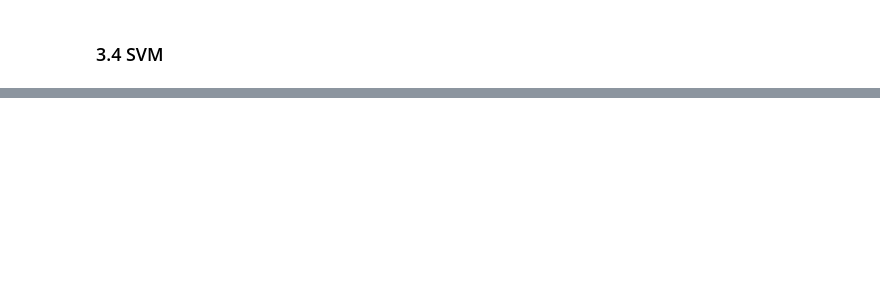
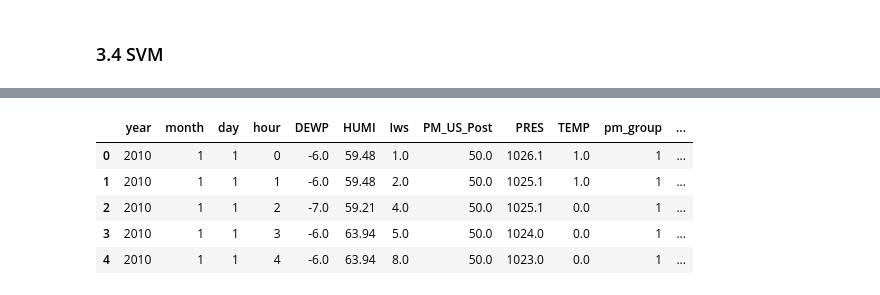
Before and after one commit to KiyoshiKAWASAKI/FDS_project_17Fall, a Jupyter notebook: FDS_JH.ipynb, the cells around one changed output, grey strips where cells are left out. Saved outputs shown, nothing was run; the diff lists cells and outputs as text; code cells hidden in the pictures; blank space fills up the shorter version.

Commit message:
Time series

```diff
--- a/FDS_JH.ipynb
+++ b/FDS_JH.ipynb
@@ -277,0 +311,5 @@ print test_accuracy_svm
+# %%
+# Using KNN(K=100) as selected model
+knn = neighbors.KNeighborsClassifier(n_neighbors=100)
+knn.fit(shanghai_train_new, shanghai_y_train)
+test['pm_group'] = knn.predict(test.drop(['pm_group'], 1))
@@ -277,0 +326,8 @@ print test_accuracy_svm
+# %%
+# Fill the values according to the pm_group
+test['PM_US_Post'] = pd.Series(test['pm_group'].astype('int')*100-50)
+# %%
+# Concat the train, valid and test data
+frames = [test, train_valid_old]
+shanghai_data = pd.concat(frames)
+shanghai_data.head(5)
@@ -277,0 +341,14 @@ print test_accuracy_svm
+# %%
+# Concat the time information
+shanghai_full_data = pd.concat([times, shanghai_data], axis = 1)
+# %%
+# There is one more NaN in pm_group inspired by the last part of section 1, dropping this
+shanghai_full_data = shanghai_full_data.dropna(axis=0, how = 'any')
+shanghai_full_data.head(5)
+# %% [output]
+|  | year | month | day | hour | DEWP | HUMI | Iws | PM_US_Post | PRES | TEMP | pm_group | ... |
+| 0 | 2010 | 1 | 1 | 0 | -6.0 | 59.48 | 1.0 | 50.0 | 1026.1 | 1.0 | 1 | ... |
+| 1 | 2010 | 1 | 1 | 1 | -6.0 | 59.48 | 2.0 | 50.0 | 1025.1 | 1.0 | 1 | ... |
+| 2 | 2010 | 1 | 1 | 2 | -7.0 | 59.21 | 4.0 | 50.0 | 1025.1 | 0.0 | 1 | ... |
+| 3 | 2010 | 1 | 1 | 3 | -6.0 | 63.94 | 5.0 | 50.0 | 1024.0 | 0.0 | 1 | ... |
+| 4 | 2010 | 1 | 1 | 4 | -6.0 | 63.94 | 8.0 | 50.0 | 1023.0 | 0.0 | 1 | ... |
```
Also changed, not shown: parts of 24 cells of this notebook, 1 other file.
